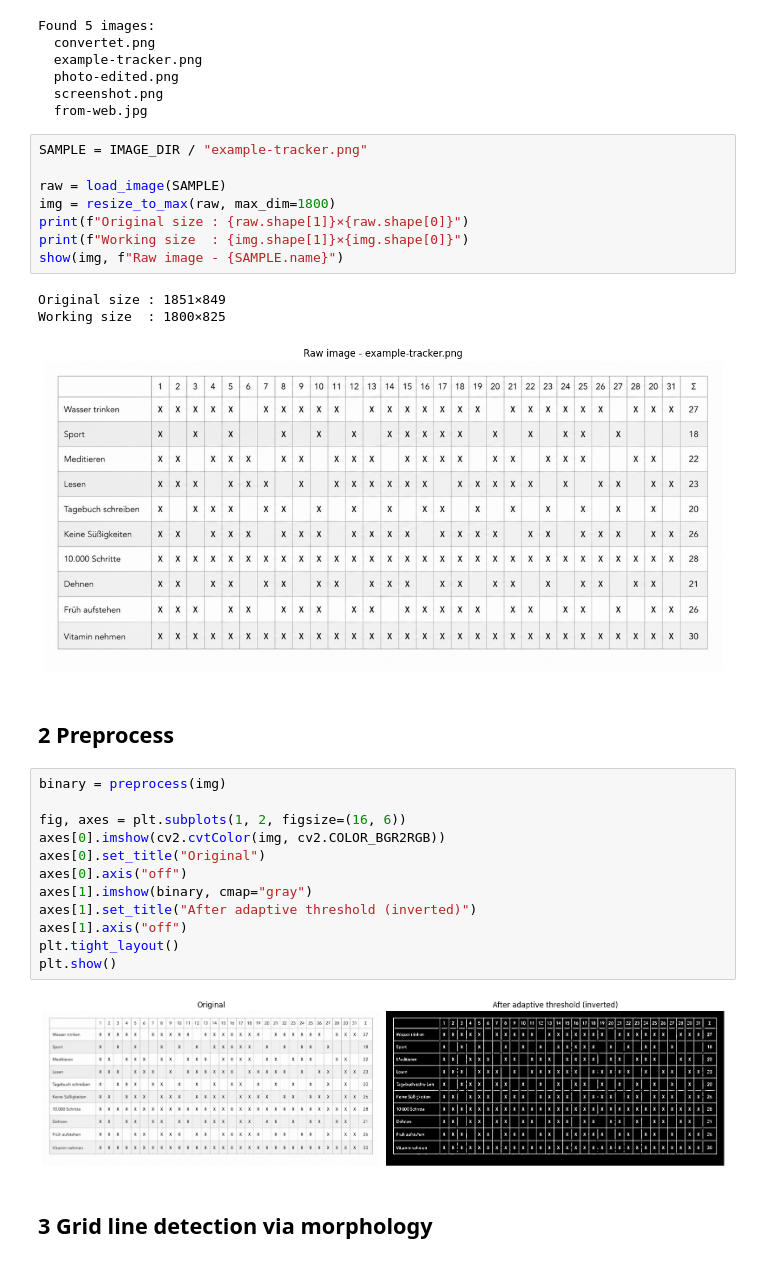
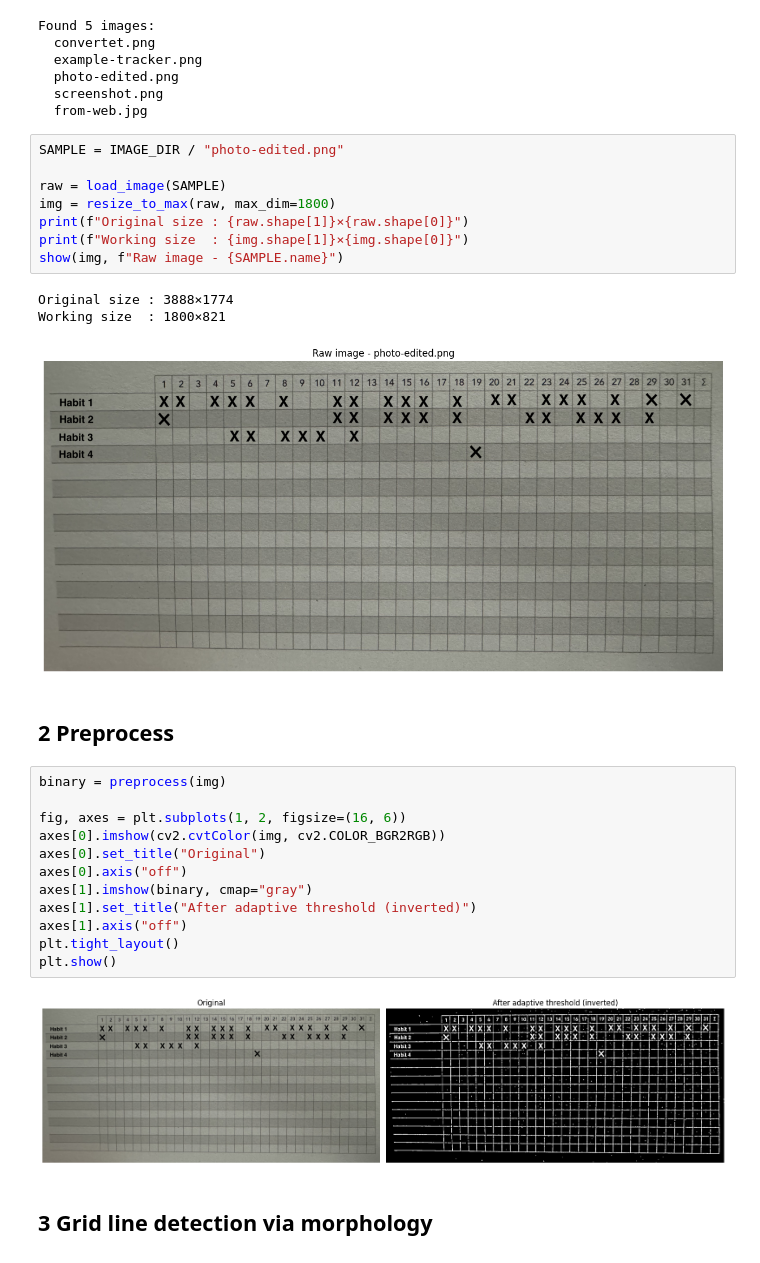
Before and after one commit to oguzmum/trackwise, a Jupyter notebook: table-detection-poc.ipynb, the cells around one changed output. Saved outputs shown, nothing was run; the diff lists cells and outputs as text.

```diff
--- a/table-detection-poc.ipynb
+++ b/table-detection-poc.ipynb
@@ -76,17 +76,17 @@ Found 5 images:
   screenshot.png
   from-web.jpg
 # %%
-SAMPLE = IMAGE_DIR / "example-tracker.png"
+SAMPLE = IMAGE_DIR / "photo-edited.png"
 
 raw = load_image(SAMPLE)
 img = resize_to_max(raw, max_dim=1800)
 print(f"Original size : {raw.shape[1]}×{raw.shape[0]}")
 print(f"Working size  : {img.shape[1]}×{img.shape[0]}")
 show(img, f"Raw image - {SAMPLE.name}")
 # %% [output]
-Original size : 1851×849
-Working size  : 1800×825
+Original size : 3888×1774
+Working size  : 1800×821
-[figure, old version]
+[figure, new version]
 # %% [markdown]
 ## 2 Preprocess
 # %%
@@ -102,7 +102,7 @@ axes[1].axis("off")
 plt.tight_layout()
 plt.show()
 # %% [output]
-[figure, old version]
+[figure, new version]
 # %% [markdown]
 ## 3  Grid line detection via morphology
 # %%
```
Also changed, not shown: parts of 6 cells of this notebook, 3 other files.
